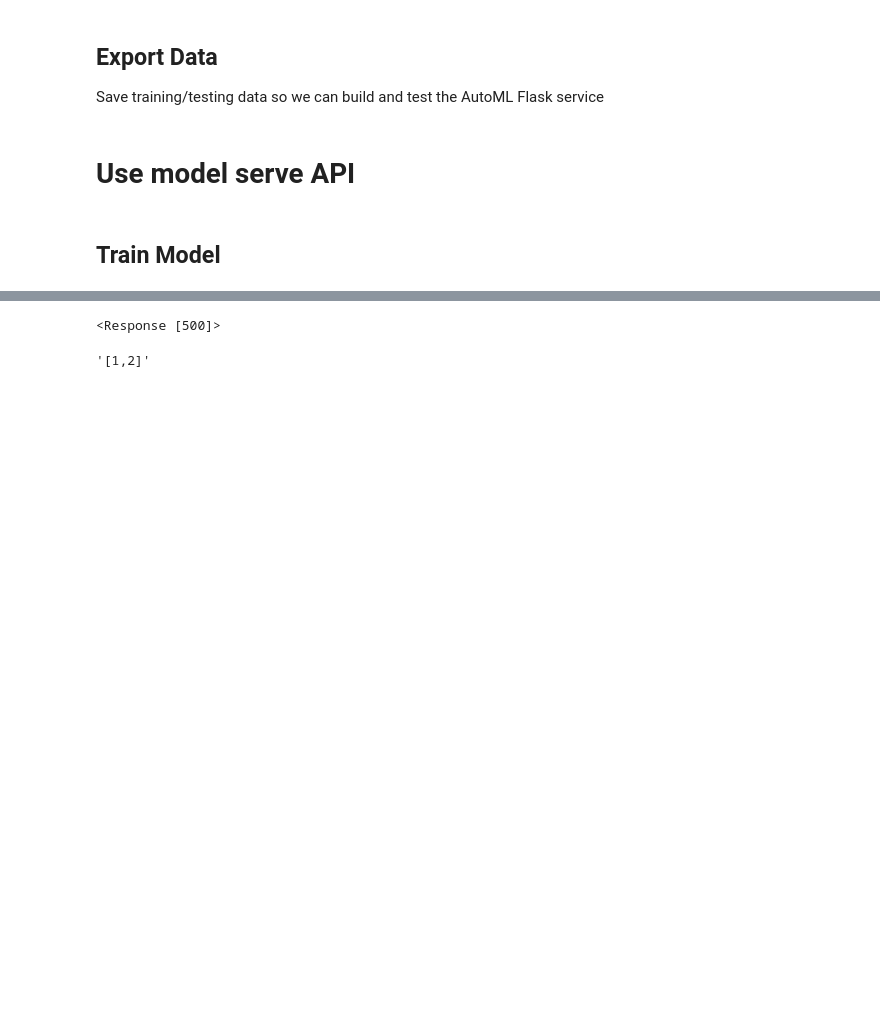
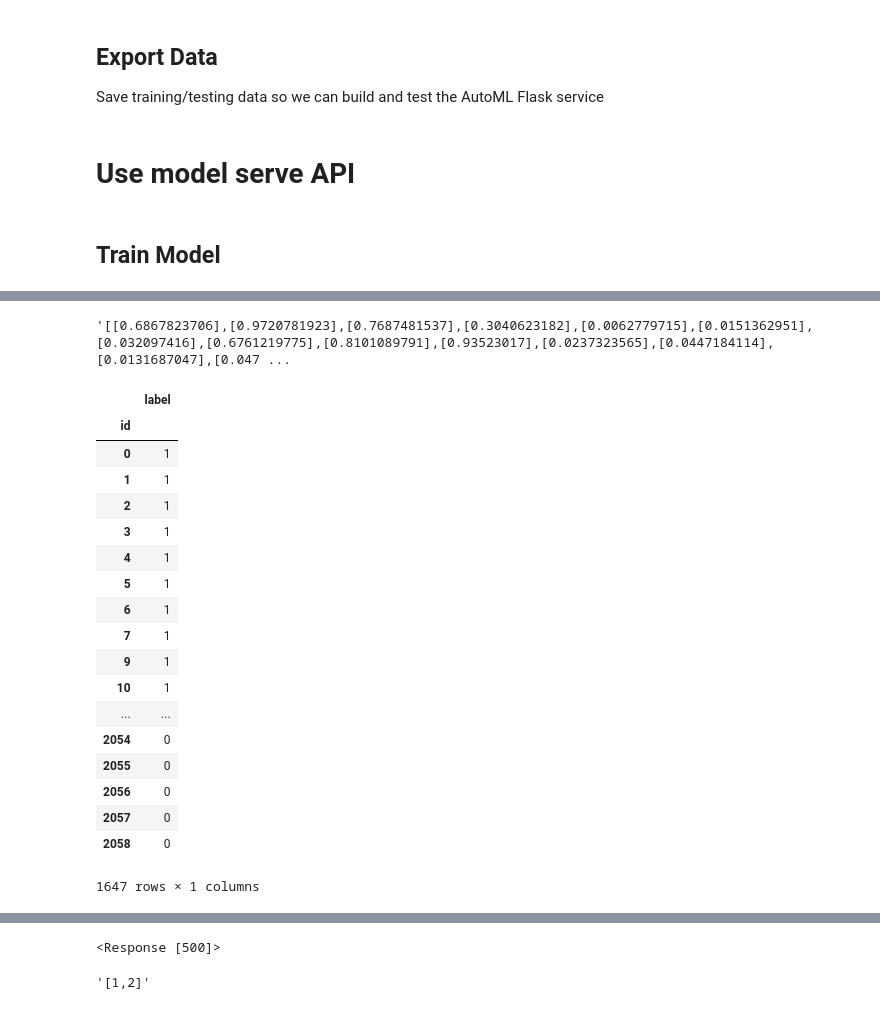
Before and after one commit to crawles/automl_service, a Jupyter notebook: modelling_and_usage.ipynb, the cells around one changed output, grey strips where cells are left out. Saved outputs shown, nothing was run; the diff lists cells and outputs as text; code cells hidden in the pictures; blank space fills up the shorter version.

Commit message:
Build train/test tests

```diff
--- a/modelling_and_usage.ipynb
+++ b/modelling_and_usage.ipynb
@@ -186,0 +216,40 @@ r_test  = requests.post(serve_url, files=test_files)
+# %%
+i = X_test.index
+s = scores
+result = pd.DataFrame(s, columns=['score'], index=i)
+result.to_json(orient='values')
+# %% [output]
+'[[0.6867823706],[0.9720781923],[0.7687481537],[0.3040623182],[0.0062779715],[0.0151362951],[0.032097416],[0.6761219775],[0.8101089791],[0.93523017],[0.0237323565],[0.0447184114],[0.0131687047],[0.047 ...
+# %%
+import cPickle
+data_train = pd.read_json('data/data_train.json')
+label_train = pd.read_json('data/label_train.json')
+data_test = pd.read_json('data/data_test.json')
+label_test = pd.read_json('data/label_test.json')
+
+X_train  = extract_features(data_train, column_id='example_id', impute_function=impute, default_fc_parameters=extraction_settings);
+X_test  = extract_features(data_test, column_id='example_id', impute_function=impute, default_fc_parameters=extraction_settings);
+# %%
+# y.loc[X_train.index]
+y = label_train.set_index('example_id')
+y.loc[X_train.index]
+# %% [output]
+|  | label |
+| id |  |
+| 0 | 1 |
+| 1 | 1 |
+| 2 | 1 |
+| 3 | 1 |
+| 4 | 1 |
+| 5 | 1 |
+| 6 | 1 |
+| 7 | 1 |
+| 9 | 1 |
+| 10 | 1 |
+| ... | ... |
+| 2054 | 0 |
+| 2055 | 0 |
+| 2056 | 0 |
+| 2057 | 0 |
+| 2058 | 0 |
+1647 rows × 1 columns
```
Also changed, not shown: parts of 7 cells of this notebook, 4 other files.
